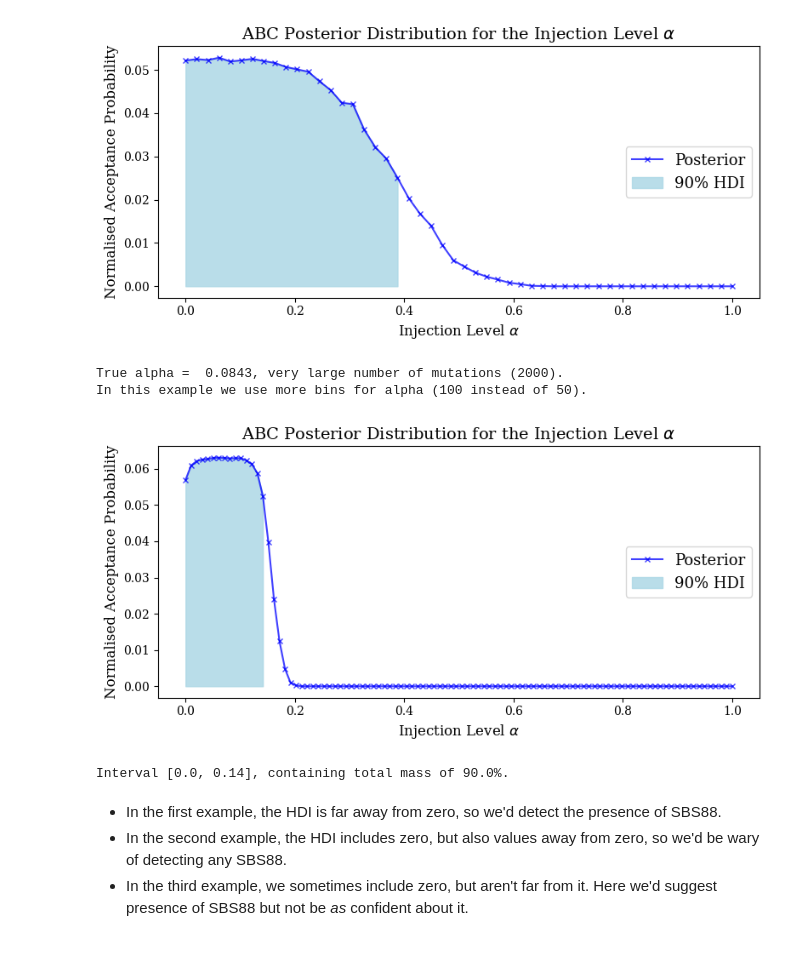
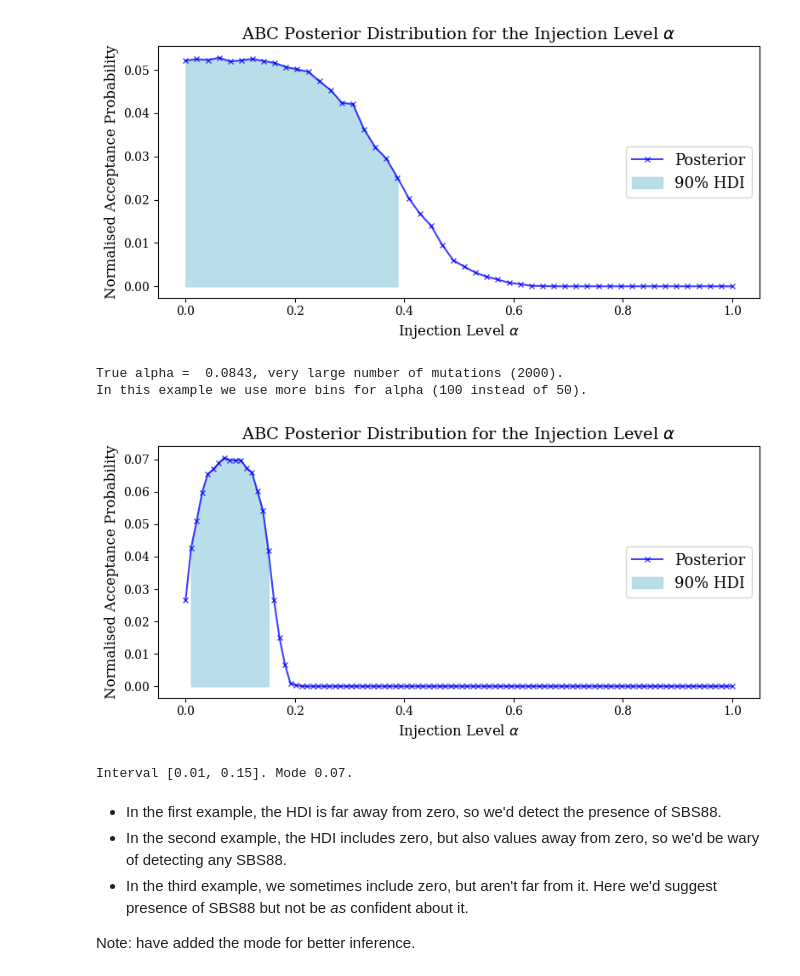
Before and after one commit to fredwdickinson/rscam-g6, a Jupyter notebook: temp/abc_analysis.ipynb, the cells around one changed output. Saved outputs shown, nothing was run; the diff lists cells and outputs as text; code cells hidden in the pictures.

```diff
--- a/temp/abc_analysis.ipynb
+++ b/temp/abc_analysis.ipynb
@@ -157,18 +157,21 @@ acceptances, alpha_range, alpha0, alpha1, hdi_mass = abc_models.abc_alpha_infere
 True alpha =  0.0843, small number of mutations (100).
 [figure]
 # %%
+importlib.reload(abc_models)
 alpha_test = 0.0843; N_muts_test = 2000; tol_test = 0.015;
 test_sig = synthetic_data.generate_signature(mutational_profiles[alpha_test], N_muts_test)
 print(rf"True alpha =  {alpha_test}, very large number of mutations ({N_muts_test}).")
 print(rf"In this example we use more bins for alpha (100 instead of 50).")
-acceptances, alpha_range, alpha0, alpha1, hdi_mass = abc_models.abc_alpha_inference(test_sig, healthy_profile, sbs88_profile, N_muts = N_muts_test, tol = tol_test, a_bins = 100, plot = True)
-print(rf"Interval [{round(alpha0, 2)}, {round(alpha1, 2)}], containing total mass of {round(100*hdi_mass, 3)}%.")
+acceptances, alpha_range, alpha0, alpha1, alpha_mode, hdi_mass = abc_models.abc_alpha_inference(test_sig, healthy_profile, sbs88_profile, N_muts = N_muts_test, tol = tol_test, a_bins = 100, plot = True)
+print(rf"Interval [{round(alpha0, 2)}, {round(alpha1, 2)}]. Mode {round(alpha_mode, 2)}.")
 # %% [output]
 True alpha =  0.0843, very large number of mutations (2000).
 In this example we use more bins for alpha (100 instead of 50).
-[figure, old version]
+[figure, new version]
-Interval [0.0, 0.14], containing total mass of 90.0%.
+Interval [0.01, 0.15]. Mode 0.07.
 # %% [markdown]
 - In the first example, the HDI is far away from zero, so we'd detect the presence of SBS88.
 - In the second example, the HDI includes zero, but also values away from zero, so we'd be wary of detecting any SBS88.
 - In the third example, we sometimes include zero, but aren't far from it. Here we'd suggest presence of SBS88 but not be *as* confident about it.
+
+Note: have added the mode for better inference.
```
Also changed, not shown: parts of 21 cells of this notebook, 1 other file.
